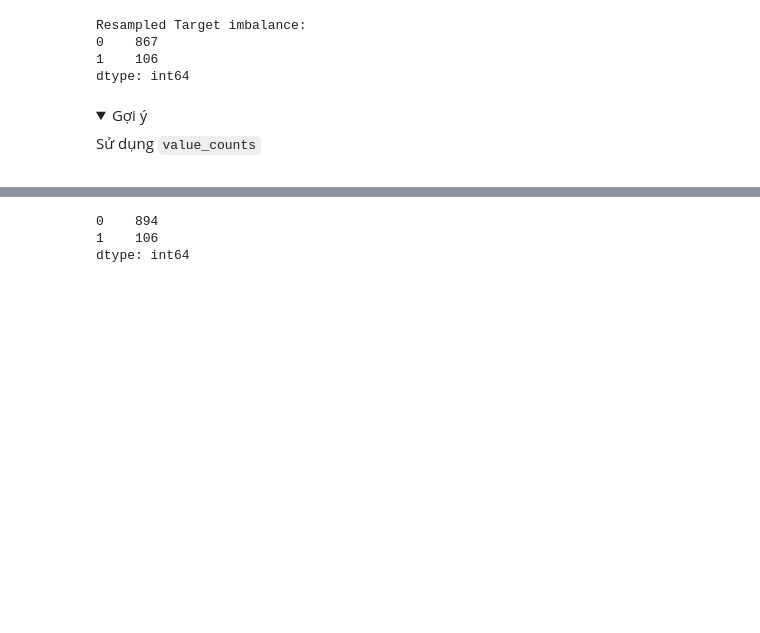
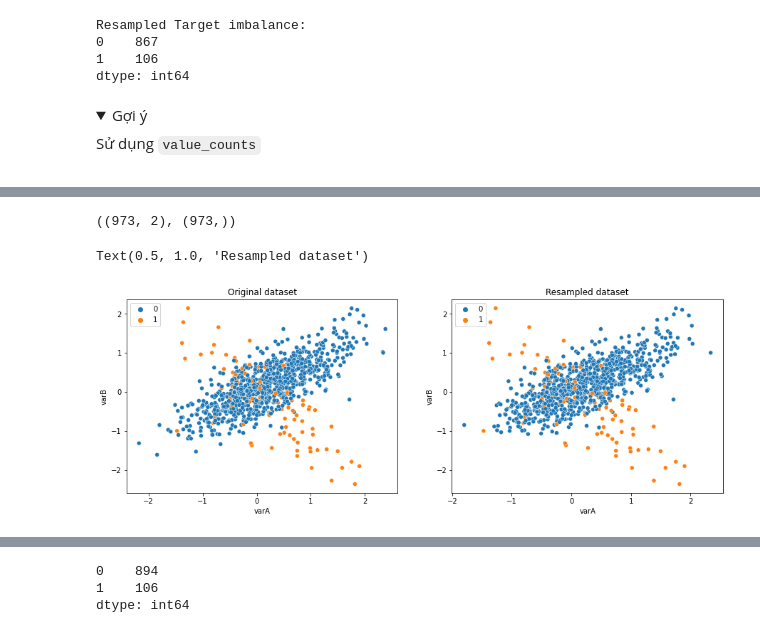
Before and after one commit to ngohongthai/ml-labs, a Jupyter notebook: classification/lab-13-undersampling/[VN]13_4 Ngưỡng Instance Hardness.ipynb, the cells around one changed output, grey strips where cells are left out. Cells and saved outputs as stored; diff of their text form; code cells hidden in the pictures; folded sections open; blank space fills up the shorter version.

```diff
--- a/classification/lab-13-undersampling/[VN]13_4 Ngưỡng Instance Hardness.ipynb
+++ b/classification/lab-13-undersampling/[VN]13_4 Ngưỡng Instance Hardness.ipynb
@@ -294,0 +319,18 @@ plt.show()
+# %%
+# Loai quan sat co probability < 0.85
+condition_llr = (y==0) & (probs_llr['p(0)'] <= 0.85)
+filtered = X.loc[condition]
+X_resampled_llr = X.drop(filtered.index)
+y_resampled_llr = y.drop(filtered.index)
+X_resampled_llr.shape, y_resampled_llr.shape
+# %% [output]
+((973, 2), (973,))
+# %%
+fig, axes = plt.subplots(1, 2, figsize=(15, 5))
+ax0 = sns.scatterplot(ax=axes[0], data=X, x="varA", y="varB", hue=y)
+ax0.set_title('Original dataset')
+ax1 = sns.scatterplot(ax=axes[1], data=X_resampled_llr, x="varA", y="varB", hue=y_resampled_llr)
+ax1.set_title('Resampled dataset')
+# %% [output]
+Text(0.5, 1.0, 'Resampled dataset')
+[figure, added]
```
Also changed, not shown: parts of 29 cells of this notebook, 2 other files.
